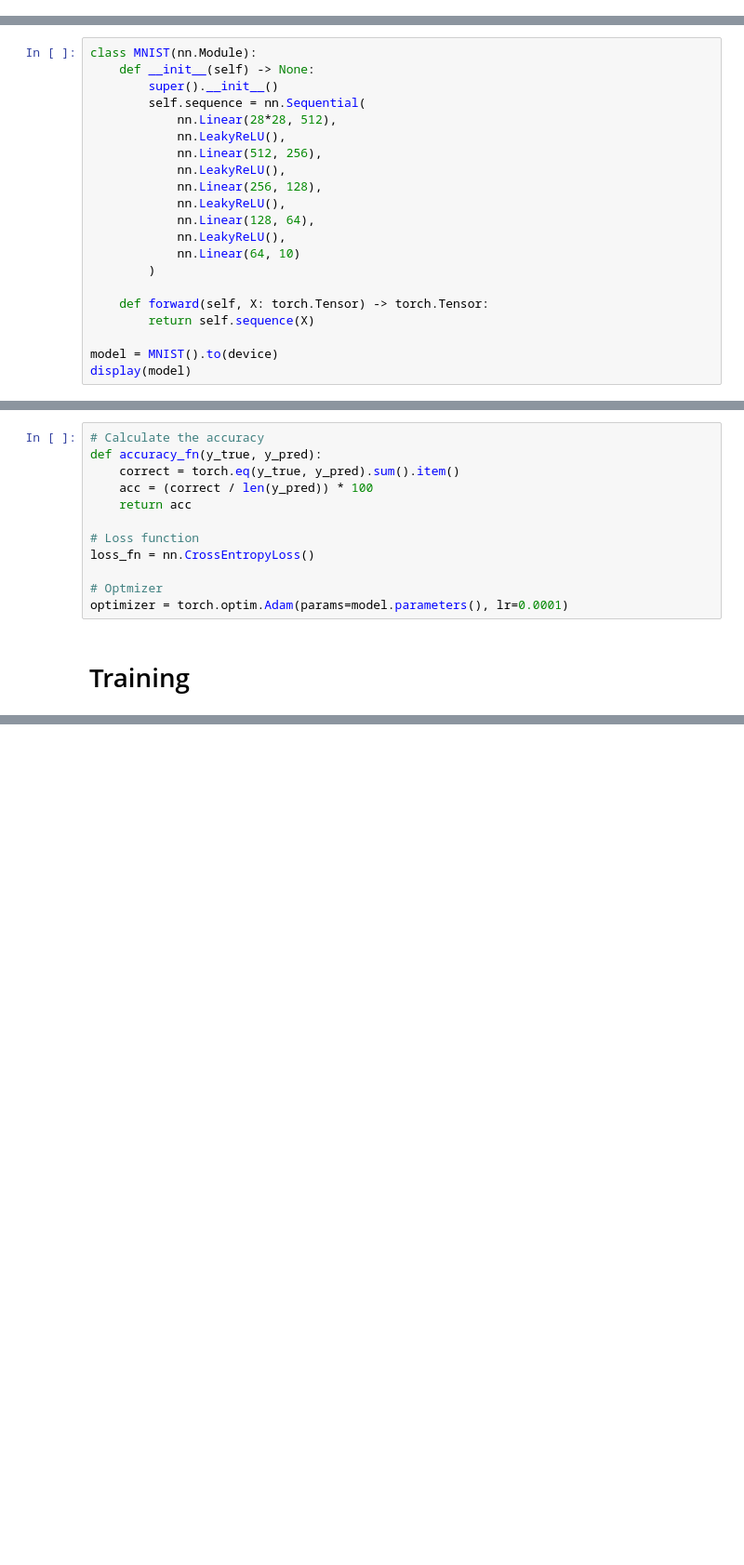
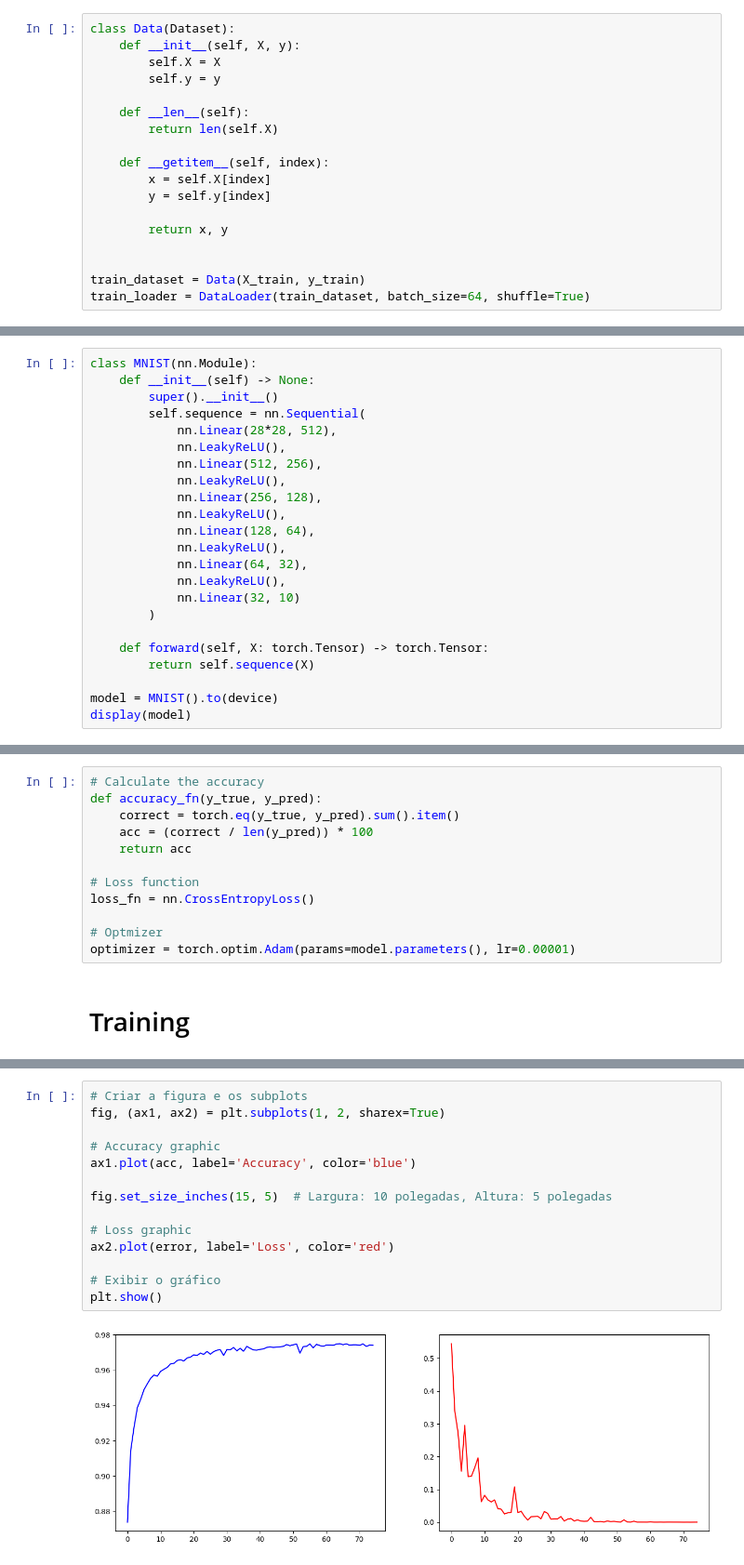
Before and after one commit to mathemaia/studies, a Jupyter notebook: Python/MachineLearning/SupervisedLearning/MNIST/MNIST.ipynb, the cells around one changed output, grey strips where cells are left out. Shown: that part at 93% size. Saved outputs shown, nothing was run; the diff lists cells and outputs as text; blank space fills up the shorter version.

```diff
--- a/Python/MachineLearning/SupervisedLearning/MNIST/MNIST.ipynb
+++ b/Python/MachineLearning/SupervisedLearning/MNIST/MNIST.ipynb
@@ -26,3 +31,21 @@ X_train.shape, X_test.shape, y_train.shape, y_test.shape
+# %%
+class Data(Dataset):
+    def __init__(self, X, y):
+        self.X = X
+        self.y = y
+
+    def __len__(self):
+        return len(self.X)
+
+    def __getitem__(self, index):
+        x = self.X[index]
+        y = self.y[index]
+
+        return x, y
+
+
+train_dataset = Data(X_train, y_train)
+train_loader = DataLoader(train_dataset, batch_size=64, shuffle=True)
 # %% [markdown]
 # Vizualizing the images
 # %%
@@ -63,7 +88,9 @@ class MNIST(nn.Module):
             nn.LeakyReLU(),
             nn.Linear(128, 64),
             nn.LeakyReLU(),
-            nn.Linear(64, 10)
+            nn.Linear(64, 32),
+            nn.LeakyReLU(),
+            nn.Linear(32, 10)
         )
 
     def forward(self, X: torch.Tensor) -> torch.Tensor:
@@ -84,7 +127,7 @@ def accuracy_fn(y_true, y_pred):
 loss_fn = nn.CrossEntropyLoss()
 
 # Optmizer
-optimizer = torch.optim.Adam(params=model.parameters(), lr=0.0001)
+optimizer = torch.optim.Adam(params=model.parameters(), lr=0.00001)
 # %% [markdown]
 # Training
 # %%
@@ -116,0 +181,16 @@ for epoch in range(epochs + 1):
+# %%
+# Criar a figura e os subplots
+fig, (ax1, ax2) = plt.subplots(1, 2, sharex=True)
+
+# Accuracy graphic
+ax1.plot(acc, label='Accuracy', color='blue')
+
+fig.set_size_inches(15, 5)  # Largura: 10 polegadas, Altura: 5 polegadas
+
+# Loss graphic
+ax2.plot(error, label='Loss', color='red')
+
+# Exibir o gráfico
+plt.show()
+# %% [output]
+[figure, added]
```
Also changed, not shown: parts of 9 cells of this notebook, 1 other file.
